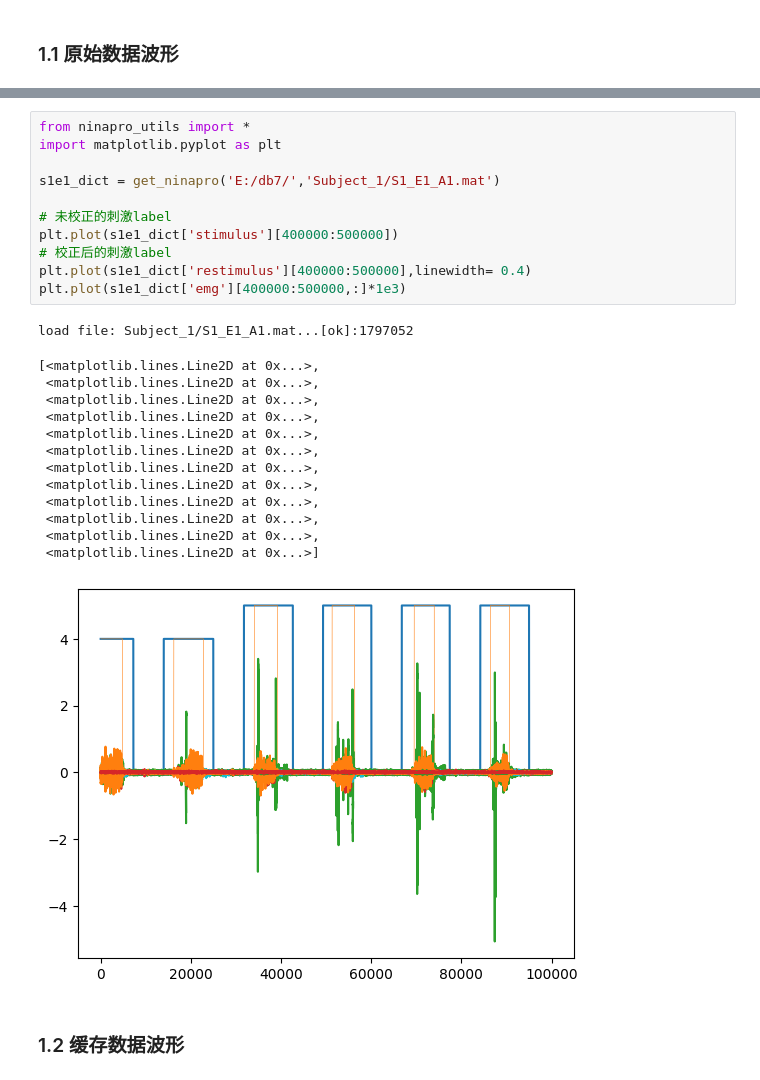
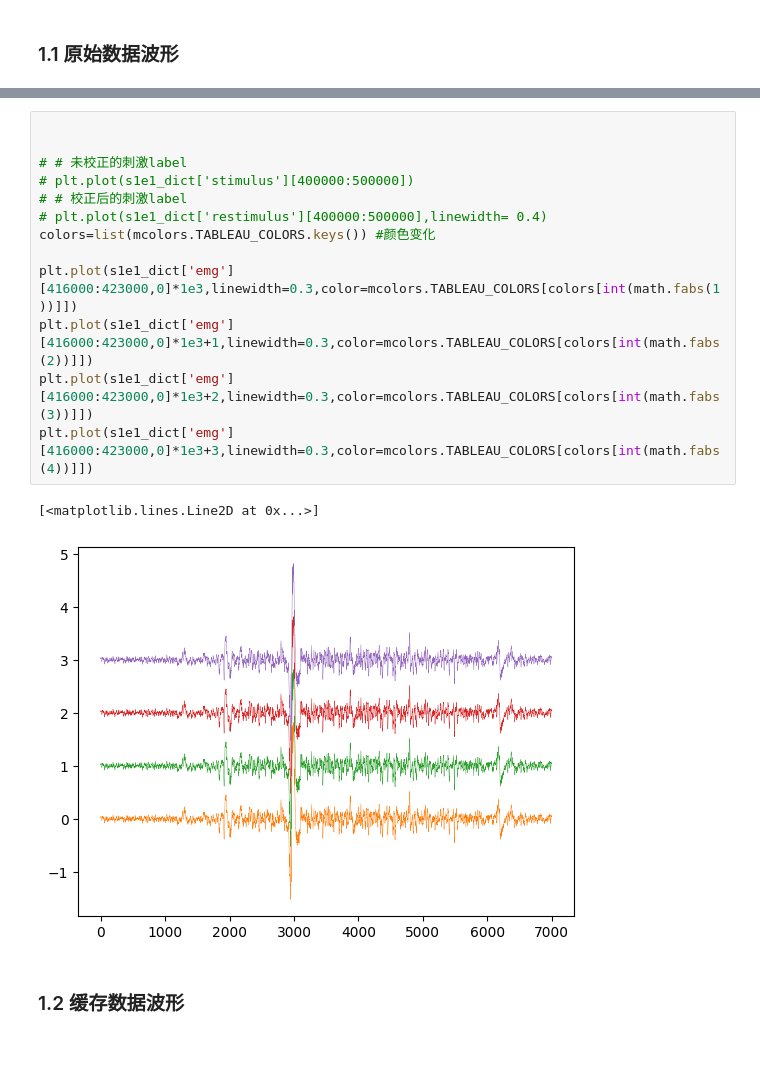
Before and after one commit to ultralyj/emgsp, a Jupyter notebook: scripts/sEMG_proc_dataExtraction.ipynb, the cells around one changed output, grey strips where cells are left out. Drawn from its saved outputs; the diff is of its cells as text; blank space fills up the shorter version.

```diff
--- a/scripts/sEMG_proc_dataExtraction.ipynb
+++ b/scripts/sEMG_proc_dataExtraction.ipynb
@@ -28,29 +42,19 @@ import time
 # %%
-from ninapro_utils import *
-import matplotlib.pyplot as plt
 
-s1e1_dict = get_ninapro('E:/db7/','Subject_1/S1_E1_A1.mat')
 
-# 未校正的刺激label
-plt.plot(s1e1_dict['stimulus'][400000:500000])
-# 校正后的刺激label
-plt.plot(s1e1_dict['restimulus'][400000:500000],linewidth= 0.4)
-plt.plot(s1e1_dict['emg'][400000:500000,:]*1e3)
+# # 未校正的刺激label
+# plt.plot(s1e1_dict['stimulus'][400000:500000])
+# # 校正后的刺激label
+# plt.plot(s1e1_dict['restimulus'][400000:500000],linewidth= 0.4)
+colors=list(mcolors.TABLEAU_COLORS.keys()) #颜色变化
+
+plt.plot(s1e1_dict['emg'][416000:423000,0]*1e3,linewidth=0.3,color=mcolors.TABLEAU_COLORS[colors[int(math.fabs(1))]])
+plt.plot(s1e1_dict['emg'][416000:423000,0]*1e3+1,linewidth=0.3,color=mcolors.TABLEAU_COLORS[colors[int(math.fabs(2))]])
+plt.plot(s1e1_dict['emg'][416000:423000,0]*1e3+2,linewidth=0.3,color=mcolors.TABLEAU_COLORS[colors[int(math.fabs(3))]])
+plt.plot(s1e1_dict['emg'][416000:423000,0]*1e3+3,linewidth=0.3,color=mcolors.TABLEAU_COLORS[colors[int(math.fabs(4))]])
 # %% [output]
-load file: Subject_1/S1_E1_A1.mat...[ok]:1797052
+[<matplotlib.lines.Line2D at 0x...>]
-[<matplotlib.lines.Line2D at 0x...>,
- <matplotlib.lines.Line2D at 0x...>,
- <matplotlib.lines.Line2D at 0x...>,
- <matplotlib.lines.Line2D at 0x...>,
- <matplotlib.lines.Line2D at 0x...>,
- <matplotlib.lines.Line2D at 0x...>,
- <matplotlib.lines.Line2D at 0x...>,
- <matplotlib.lines.Line2D at 0x...>,
- <matplotlib.lines.Line2D at 0x...>,
- <matplotlib.lines.Line2D at 0x...>,
- <matplotlib.lines.Line2D at 0x...>,
- <matplotlib.lines.Line2D at 0x...>]
-[figure, old version]
+[figure, new version]
 # %% [markdown]
 ### 1.2 缓存数据波形
 # %%
```
Also changed, not shown: parts of 1 cell of this notebook, 8 other files.
